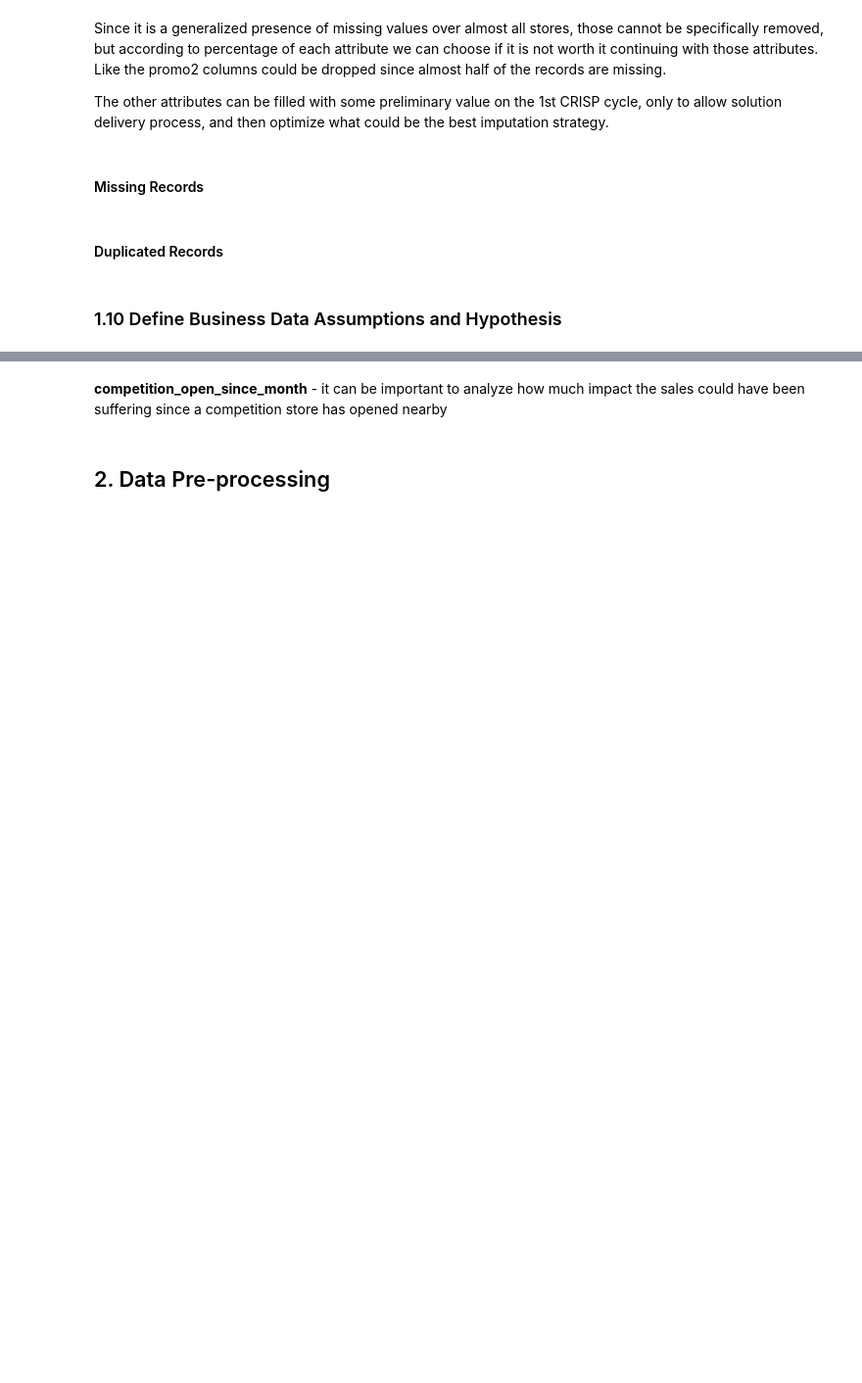
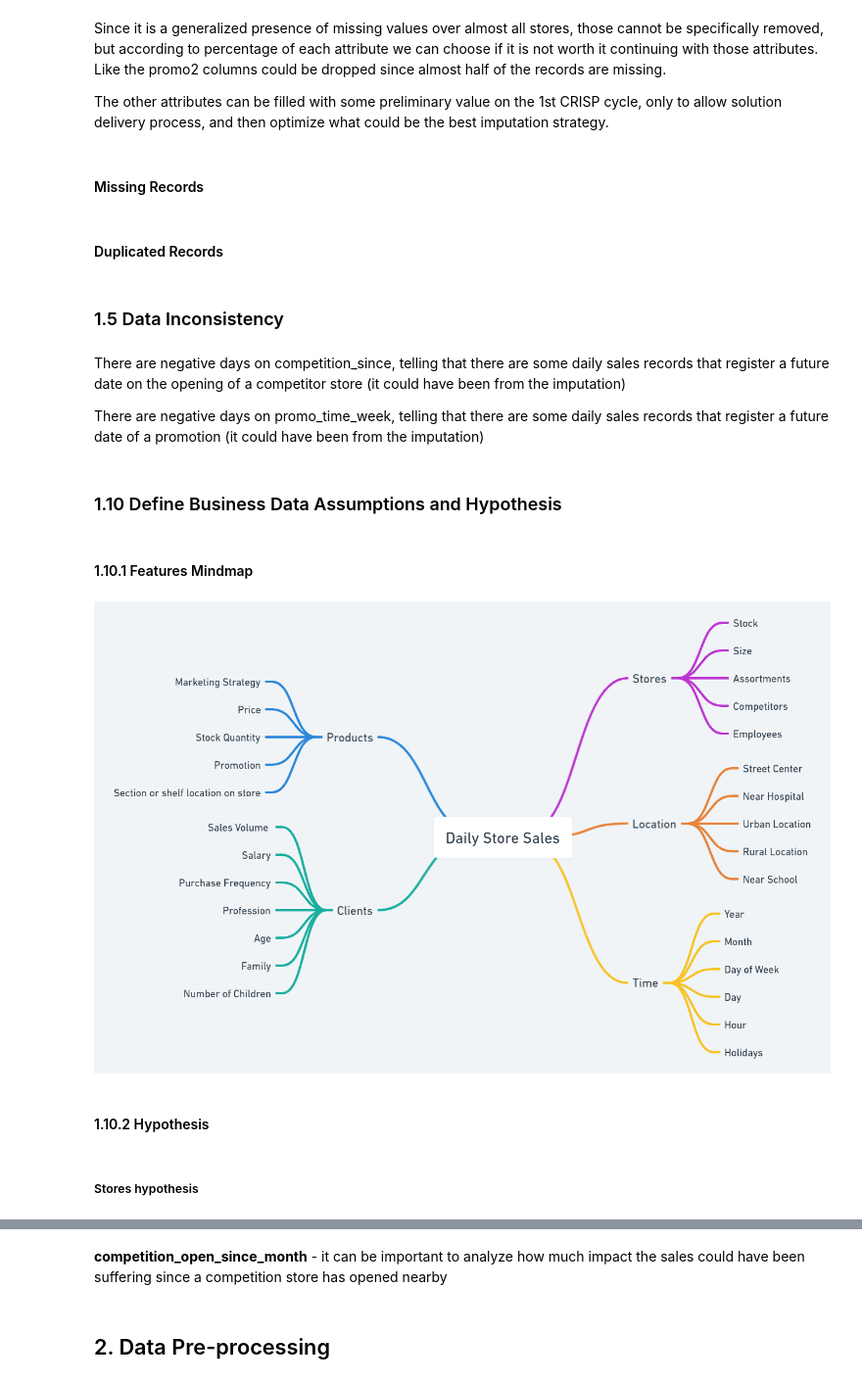
Before and after one commit to MikeMadeira/Rossmann-Store-Sales-Forecasting, a Jupyter notebook: notebooks/1.0-end-to-end-msm.ipynb, the cells around one changed output, grey strips where cells are left out. Shown: that part at 98% size. Drawn from its saved outputs; the diff is of its cells as text; code cells hidden in the pictures; blank space fills up the shorter version.

Commit message:
hypothesis settled | feature engineering done

```diff
--- a/notebooks/1.0-end-to-end-msm.ipynb
+++ b/notebooks/1.0-end-to-end-msm.ipynb
@@ -482,5 +479,21 @@ The other attributes can be filled with some preliminary value on the 1st CRISP
 #### Missing Records
 # %% [markdown]
 #### Duplicated Records
+# %% [markdown]
+### 1.5 Data Inconsistency
+# %% [markdown]
+There are negative days on competition_since, telling that there are some daily sales records that register a future date on the opening of a competitor store (it could have been from the imputation)
+
+There are negative days on promo_time_week, telling that there are some daily sales records that register a future date of a promotion (it could have been from the imputation)
 # %% [markdown]
 ### 1.10 Define Business Data Assumptions and Hypothesis
+# %% [markdown]
+#### 1.10.1 Features Mindmap
+# %%
+Image('../images/rossmann-features-mindmap.png')
+# %% [output]
+[figure, added]
+# %% [markdown]
+#### 1.10.2 Hypothesis
+# %% [markdown]
+##### Stores hypothesis
```
Also changed, not shown: parts of 25 cells of this notebook, 2 other files.
